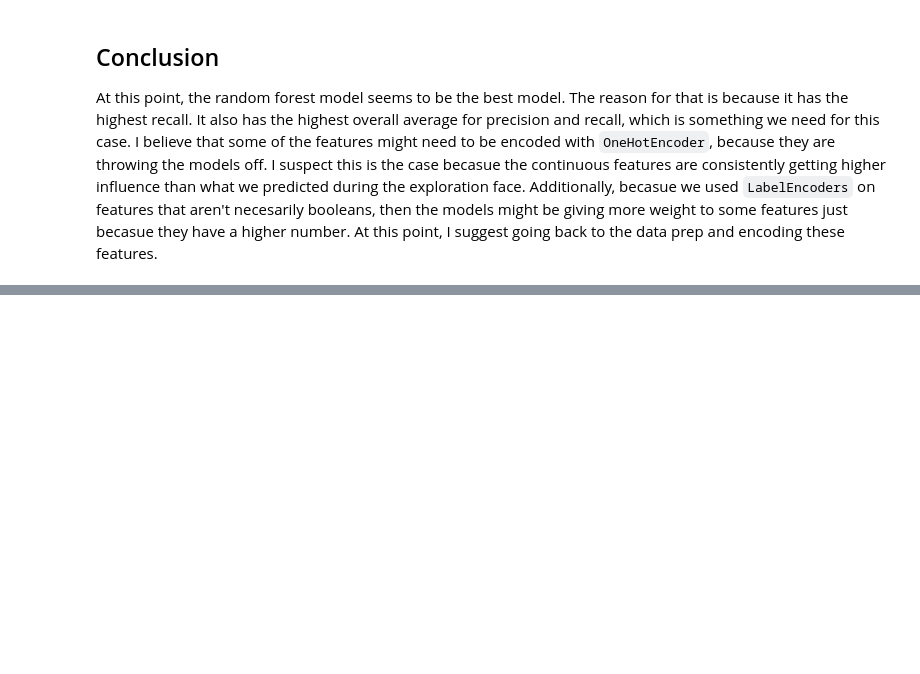
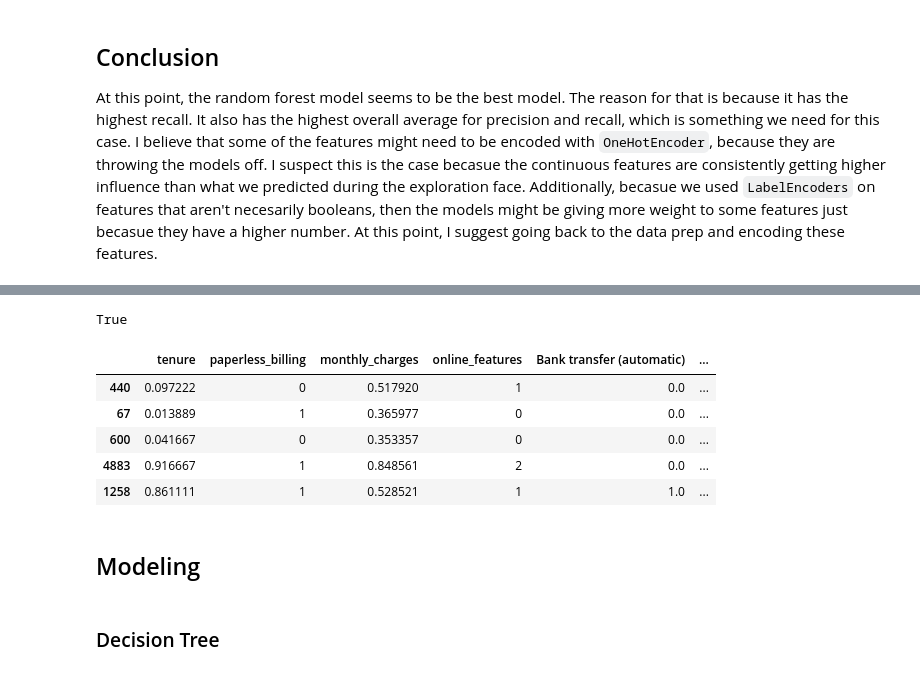
Before and after one commit to Rooster-Warrior/analyzing-customer-churn, a Jupyter notebook: daniel's_data_prep_file.ipynb, the cells around one changed output, grey strips where cells are left out. Drawn from its saved outputs; the diff is of its cells as text; code cells hidden in the pictures; blank space fills up the shorter version.

```diff
--- a/daniel's_data_prep_file.ipynb
+++ b/daniel's_data_prep_file.ipynb
@@ -877,0 +1046,17 @@ At this point, the random forest model seems to be the best model. The reason fo
+# %%
+X_train.shape[1] == X_validate.shape[1]
+# %% [output]
+True
+# %%
+X_train.head()
+# %% [output]
+|  | tenure | paperless_billing | monthly_charges | online_features | Bank transfer (automatic) | ... |
+| 440 | 0.097222 | 0 | 0.517920 | 1 | 0.0 | ... |
+| 67 | 0.013889 | 1 | 0.365977 | 0 | 0.0 | ... |
+| 600 | 0.041667 | 0 | 0.353357 | 0 | 0.0 | ... |
+| 4883 | 0.916667 | 1 | 0.848561 | 2 | 0.0 | ... |
+| 1258 | 0.861111 | 1 | 0.528521 | 1 | 1.0 | ... |
+# %% [markdown]
+## Modeling
+# %% [markdown]
+### Decision Tree
```
Also changed, not shown: parts of 48 cells of this notebook.
